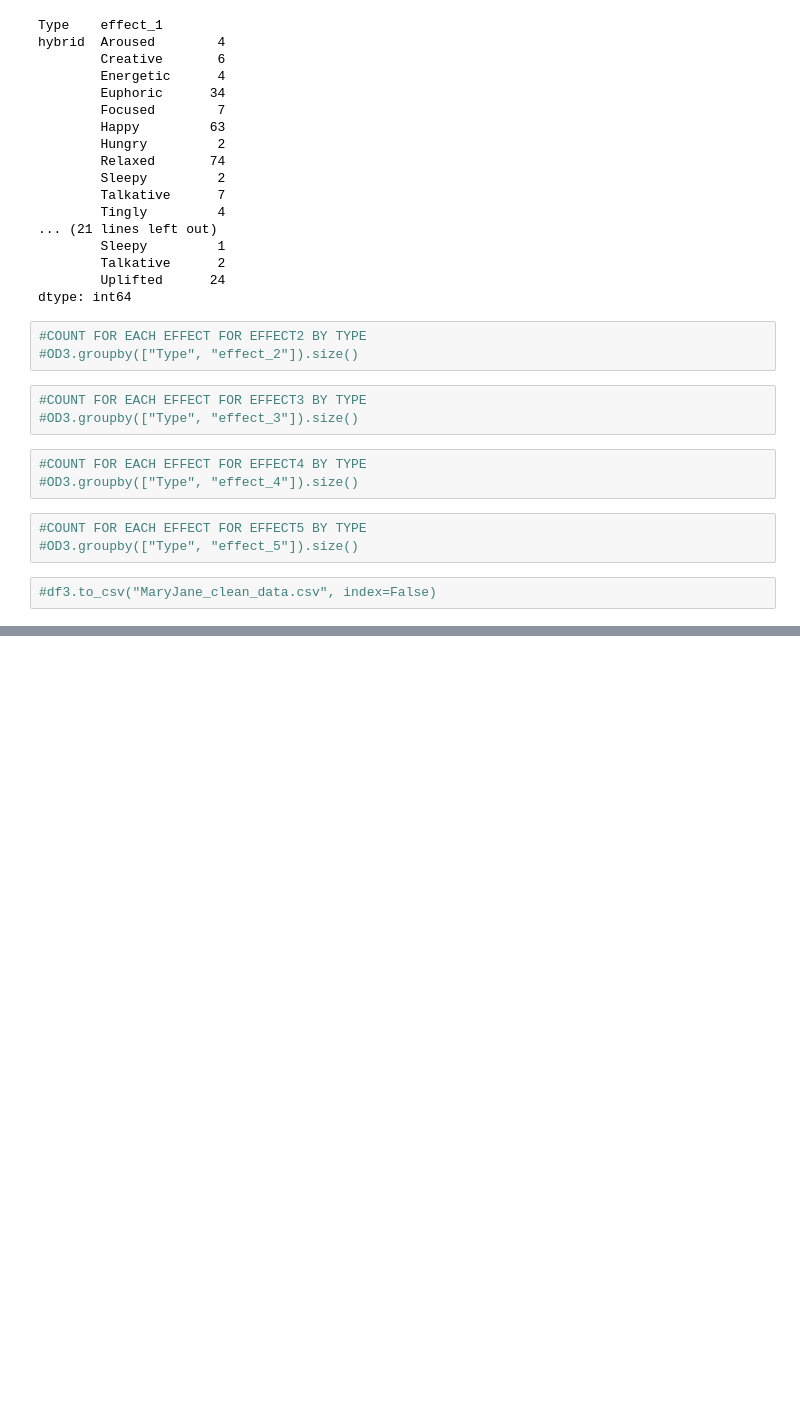
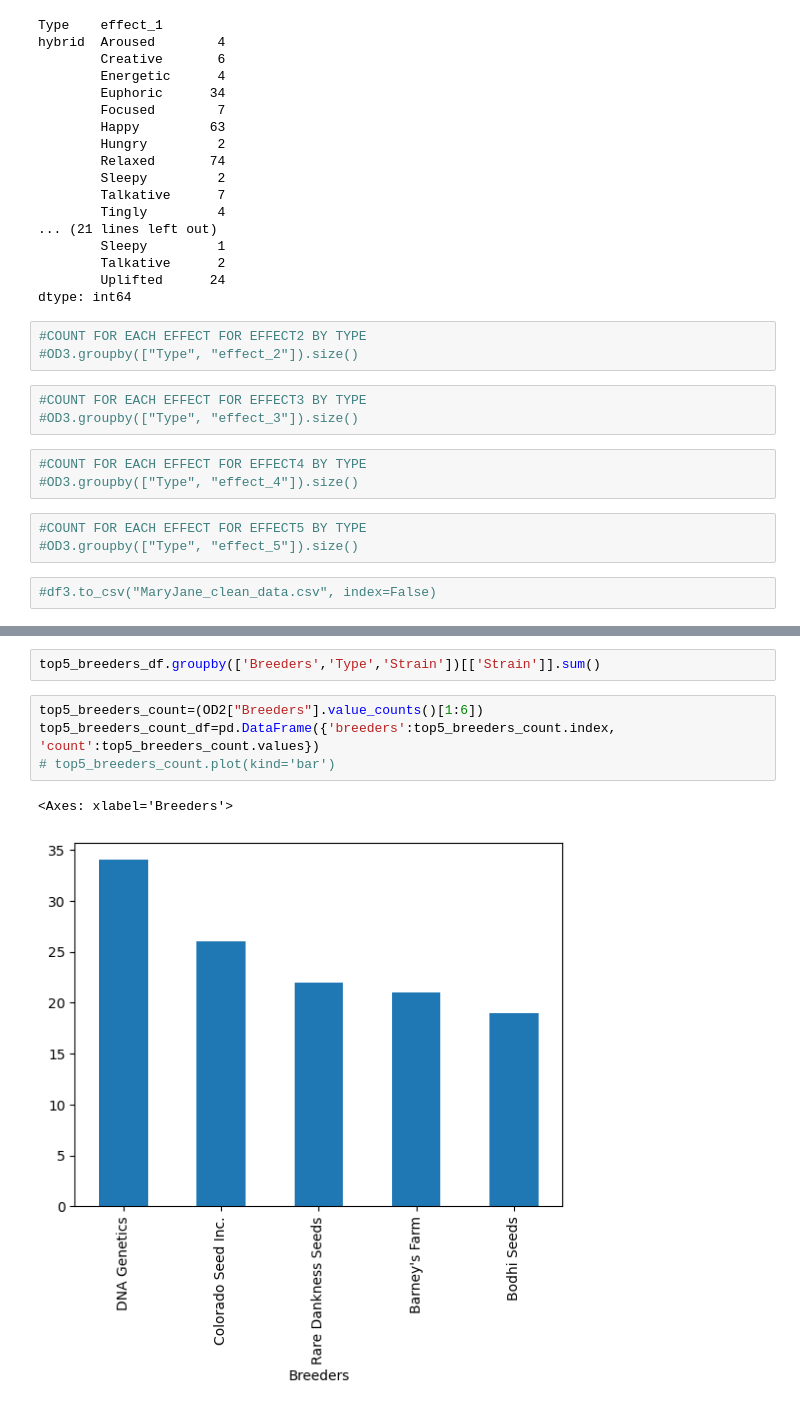
Before and after one commit to Berli85/SMU-Project-1-MaryJane, a Jupyter notebook: LattiWork/LATTIProject 1 Team 2 data.ipynb, the cells around one changed output, grey strips where cells are left out. Drawn from its saved outputs; the diff is of its cells as text; blank space fills up the shorter version.

```diff
--- a/LattiWork/LATTIProject 1 Team 2 data.ipynb
+++ b/LattiWork/LATTIProject 1 Team 2 data.ipynb
@@ -244,0 +300,9 @@ dtype: int64
+# %%
+top5_breeders_df.groupby(['Breeders','Type','Strain'])[['Strain']].sum()
+# %%
+top5_breeders_count=(OD2["Breeders"].value_counts()[1:6])
+top5_breeders_count_df=pd.DataFrame({'breeders':top5_breeders_count.index, 'count':top5_breeders_count.values})
+# top5_breeders_count.plot(kind='bar')
+# %% [output]
+<Axes: xlabel='Breeders'>
+[figure, added]
```
Also changed, not shown: parts of 5 cells of this notebook, 1 other file.
